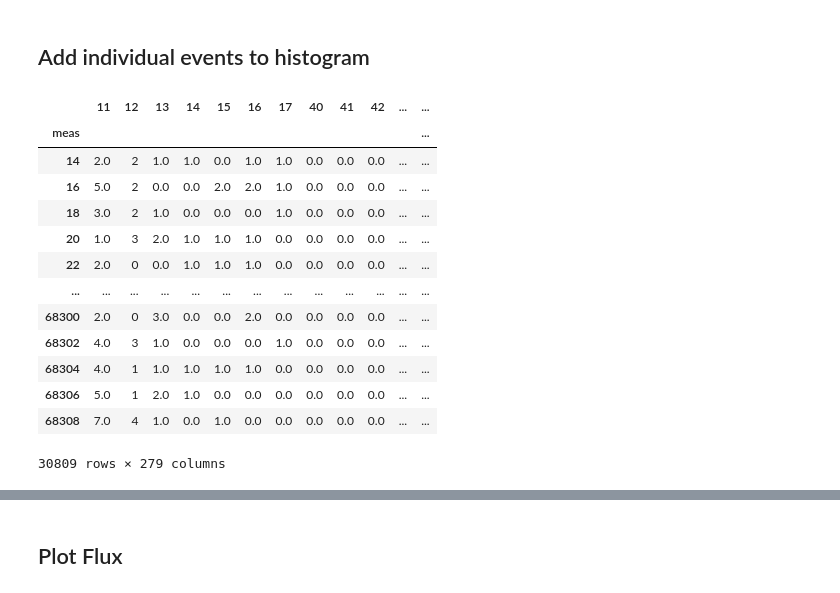
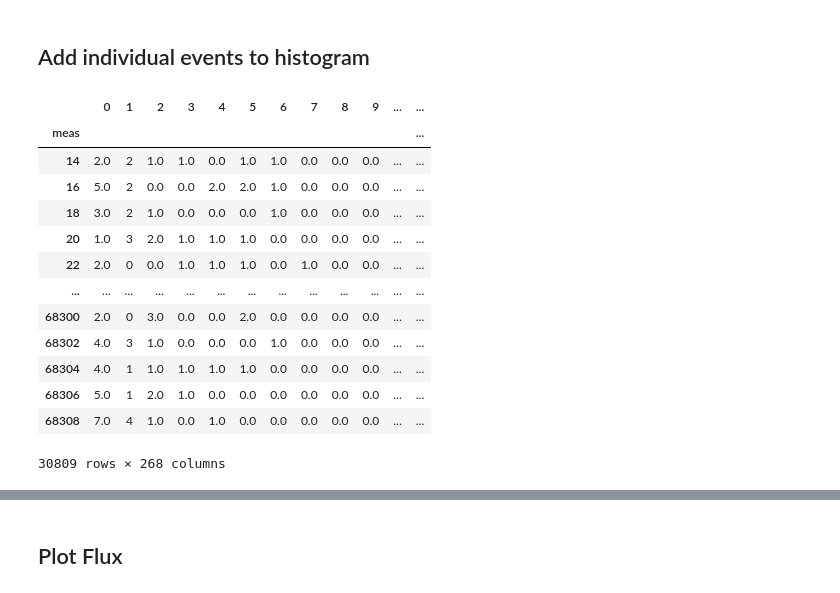
Before and after one commit to UniversalScientificTechnologies/GEODOS01, a Jupyter notebook: notebooks/GEODOS.ipynb, the cells around one changed output, grey strips where cells are left out. Cells and saved outputs as stored; diff of their text form; code cells hidden in the pictures.

```diff
--- a/notebooks/GEODOS.ipynb
+++ b/notebooks/GEODOS.ipynb
@@ -209,38 +209,33 @@ hits.iloc[:,1:] = hits.iloc[:,1:].apply(pd.to_numeric)
 hits['UTC'] = df['UTC']
 hits.set_index('meas', inplace=True)
 # %%
-'''
-for index, row in hits.iterrows():
-    for j in range(2,2+row[1]*2,2):
-        hist.loc[index,int(row[j+1])+3] += 1
-'''
 hits.iloc[:,40:300] = 0
 for i in range(20):
     for j in range(hits.iloc[i,1]):
         hits.iloc[i,int(40+hits.iloc[i,j*2+3])] +=1
 #hits.merge(hist)
 #hits.drop(hits.iloc[:,18:40], axis=1, inplace=True)
 histogram = pd.DataFrame()
 histogram = hist.iloc[:,11:18]
-histogram = histogram.join(hits.iloc[:,40:])
+histogram = histogram.join(hits.iloc[:,40+11:])
 histogram['temperature'] = hist[4]
 histogram['pressure'] = hist[3]
 histogram['voltage'] = hist[5]
 histogram['current'] = hist[6]
-histogram.iloc[:,6:]
+histogram = histogram.rename(columns={x:y for x,y in zip(histogram.columns[:258],range(0,258))})
 histogram
 # %% [output]
-|  | 11 | 12 | 13 | 14 | 15 | 16 | 17 | 40 | 41 | 42 | ... | ... |
+|  | 0 | 1 | 2 | 3 | 4 | 5 | 6 | 7 | 8 | 9 | ... | ... |
 | meas |  |  |  |  |  |  |  |  |  |  |  | ... |
 | 14 | 2.0 | 2 | 1.0 | 1.0 | 0.0 | 1.0 | 1.0 | 0.0 | 0.0 | 0.0 | ... | ... |
 | 16 | 5.0 | 2 | 0.0 | 0.0 | 2.0 | 2.0 | 1.0 | 0.0 | 0.0 | 0.0 | ... | ... |
 | 18 | 3.0 | 2 | 1.0 | 0.0 | 0.0 | 0.0 | 1.0 | 0.0 | 0.0 | 0.0 | ... | ... |
 | 20 | 1.0 | 3 | 2.0 | 1.0 | 1.0 | 1.0 | 0.0 | 0.0 | 0.0 | 0.0 | ... | ... |
-| 22 | 2.0 | 0 | 0.0 | 1.0 | 1.0 | 1.0 | 0.0 | 0.0 | 0.0 | 0.0 | ... | ... |
+| 22 | 2.0 | 0 | 0.0 | 1.0 | 1.0 | 1.0 | 0.0 | 1.0 | 0.0 | 0.0 | ... | ... |
 | ... | ... | ... | ... | ... | ... | ... | ... | ... | ... | ... | ... | ... |
 | 68300 | 2.0 | 0 | 3.0 | 0.0 | 0.0 | 2.0 | 0.0 | 0.0 | 0.0 | 0.0 | ... | ... |
 | 68302 | 4.0 | 3 | 1.0 | 0.0 | 0.0 | 0.0 | 1.0 | 0.0 | 0.0 | 0.0 | ... | ... |
 | 68304 | 4.0 | 1 | 1.0 | 1.0 | 1.0 | 1.0 | 0.0 | 0.0 | 0.0 | 0.0 | ... | ... |
 | 68306 | 5.0 | 1 | 2.0 | 1.0 | 0.0 | 0.0 | 0.0 | 0.0 | 0.0 | 0.0 | ... | ... |
 | 68308 | 7.0 | 4 | 1.0 | 0.0 | 1.0 | 0.0 | 0.0 | 0.0 | 0.0 | 0.0 | ... | ... |
-30809 rows × 279 columns
+30809 rows × 268 columns
```
Also changed, not shown: parts of 8 cells of this notebook.
